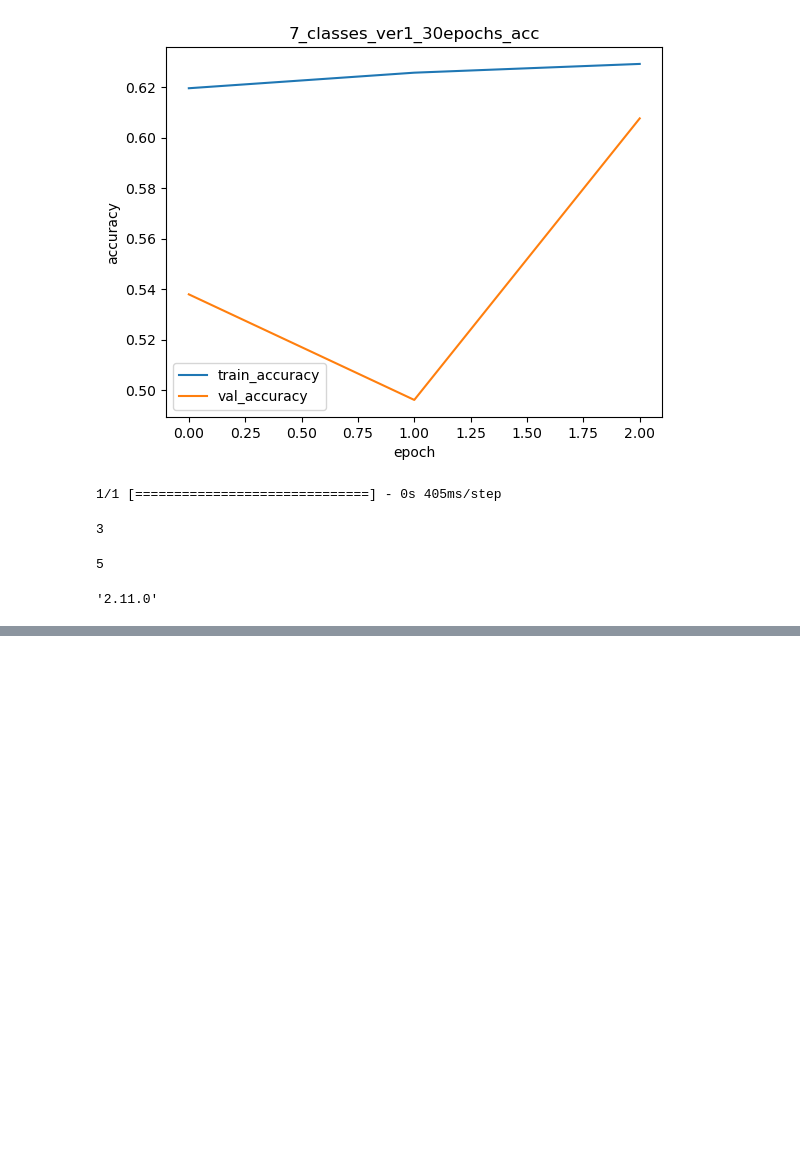
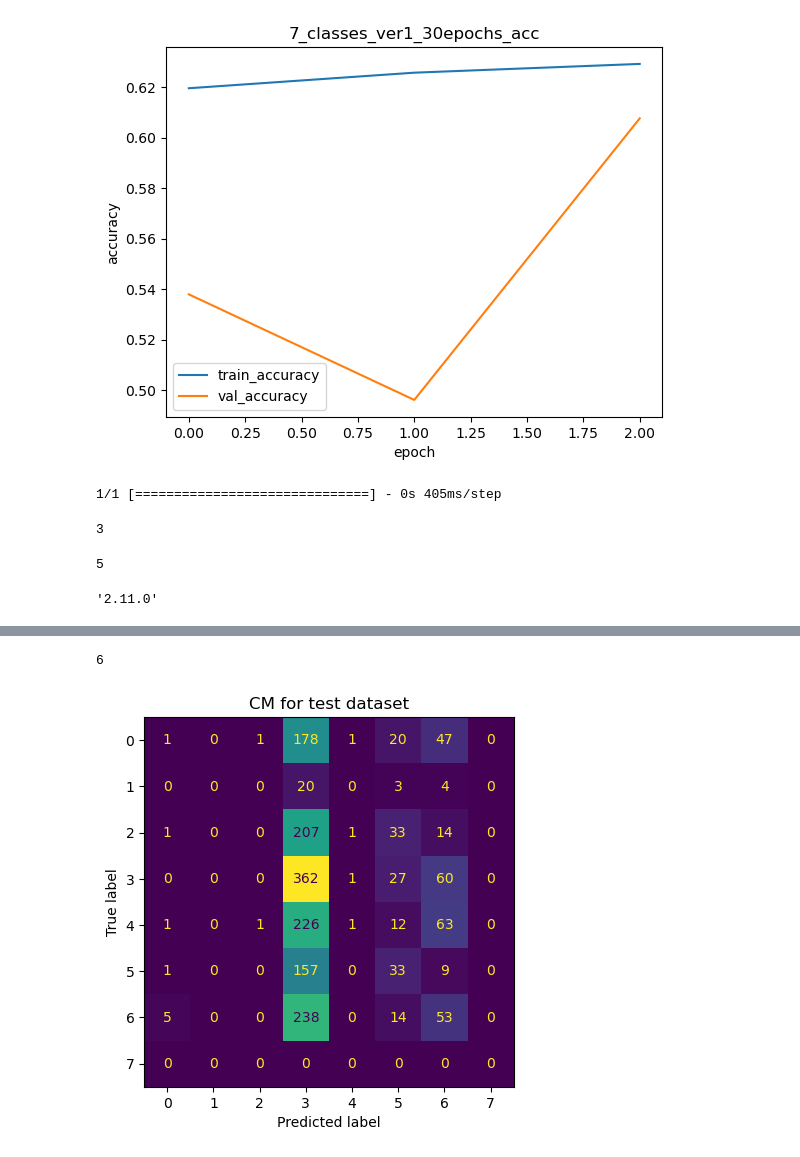
Before and after one commit to nataschaberg/faces-emotions, a Jupyter notebook: custom_model.ipynb, the cells around one changed output, grey strips where cells are left out. Saved outputs shown, nothing was run; the diff lists cells and outputs as text; code cells hidden in the pictures; blank space fills up the shorter version.

Commit message:
pred added to nb

```diff
--- a/custom_model.ipynb
+++ b/custom_model.ipynb
@@ -430,0 +434,7 @@ tf.__version__
+# %%
+def show_confusion_matrix(y_pred, y_test, classes, title):
+    cm = confusion_matrix(y_test, y_pred, labels=classes)
+    disp = ConfusionMatrixDisplay(confusion_matrix=cm, display_labels=classes)
+    disp.plot(colorbar=False)
+    disp.ax_.set_title(title)
+    plt.show()
@@ -430,0 +446,2 @@ tf.__version__
+# %%
+y_pred_test = resnet34.predict(x_test_norm)
@@ -430,0 +466,11 @@ tf.__version__
+# %%
+y_pred_test = [ np.argmax(x) for x in y_pred_test]
+max(y_pred_test)
+# %% [output]
+6
+# %%
+y_test_post = [ np.argmax(x) for x in y_test]
+# %%
+show_confusion_matrix(y_pred_test, y_test_post, [0, 1, 2, 3, 4, 5, 6, 7], 'CM for test dataset')
+# %% [output]
+[figure, added]
```
Also changed, not shown: parts of 5 cells of this notebook.
